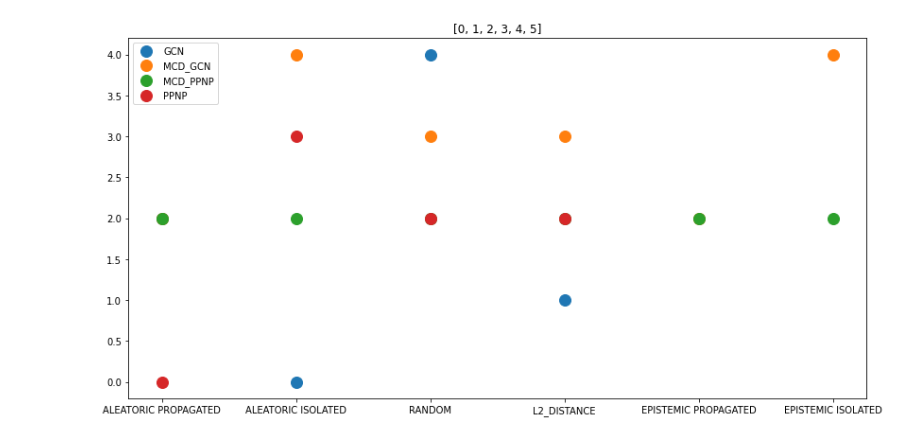
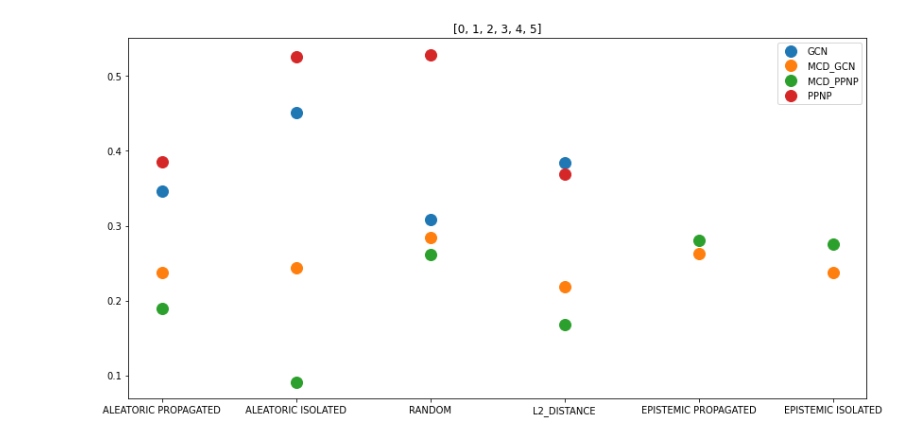
Before and after one commit to antoniooroz/guided-research, a Jupyter notebook: visualizations/active_learning_4.ipynb, the cells around one changed output. Saved outputs shown, nothing was run; the diff lists cells and outputs as text; code cells hidden in the pictures.

```diff
--- a/visualizations/active_learning_4.ipynb
+++ b/visualizations/active_learning_4.ipynb
@@ -40,8 +40,8 @@ for key, runs in runs_per_starting_class.items():
 
 
     for run in runs:
-        #accuracy = run.summary["mean/eval/VALTEST/PROPAGATED/accuracy_per_class_6"]
-        accuracy = run.summary["train/TRAINING/PROPAGATED/datapoints_per_class_6"]
+        accuracy = run.summary["mean/eval/VALTEST/PROPAGATED/accuracy_per_class_6"]
+        #accuracy = run.summary["train/TRAINING/PROPAGATED/datapoints_per_class_6"]
 
         model = afterPoint(run.config["model/type"])
 
@@ -62,6 +62,6 @@ for key, runs in runs_per_starting_class.items():
         ax.plot(group.x, group.y, marker='o', linestyle='', ms=12, label=name)
     ax.legend(numpoints=1)
     plt.title(key)
-    plt.plot(df.x, df.y, linestyle='', ms=12, label=key)
+    #plt.plot(df.x, df.y, linestyle='', ms=12, label=key)
     plt.show()
 # %% [output]
@@ -70 +68 @@ wandb: WARNING A graphql request initiated by the public wandb API timed out (ti
-[figure, old version]
+[figure, new version]
```
Also changed, not shown: parts of 1 cell of this notebook, 14 other files.
